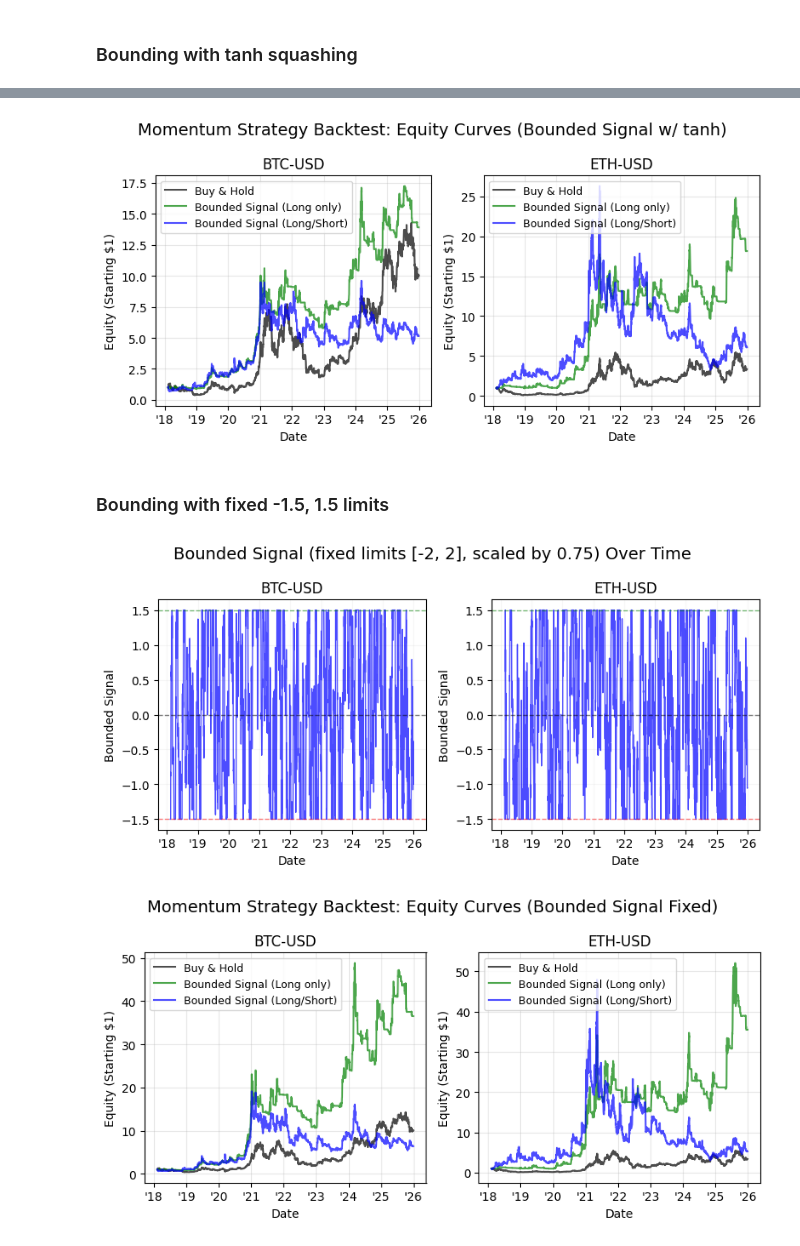
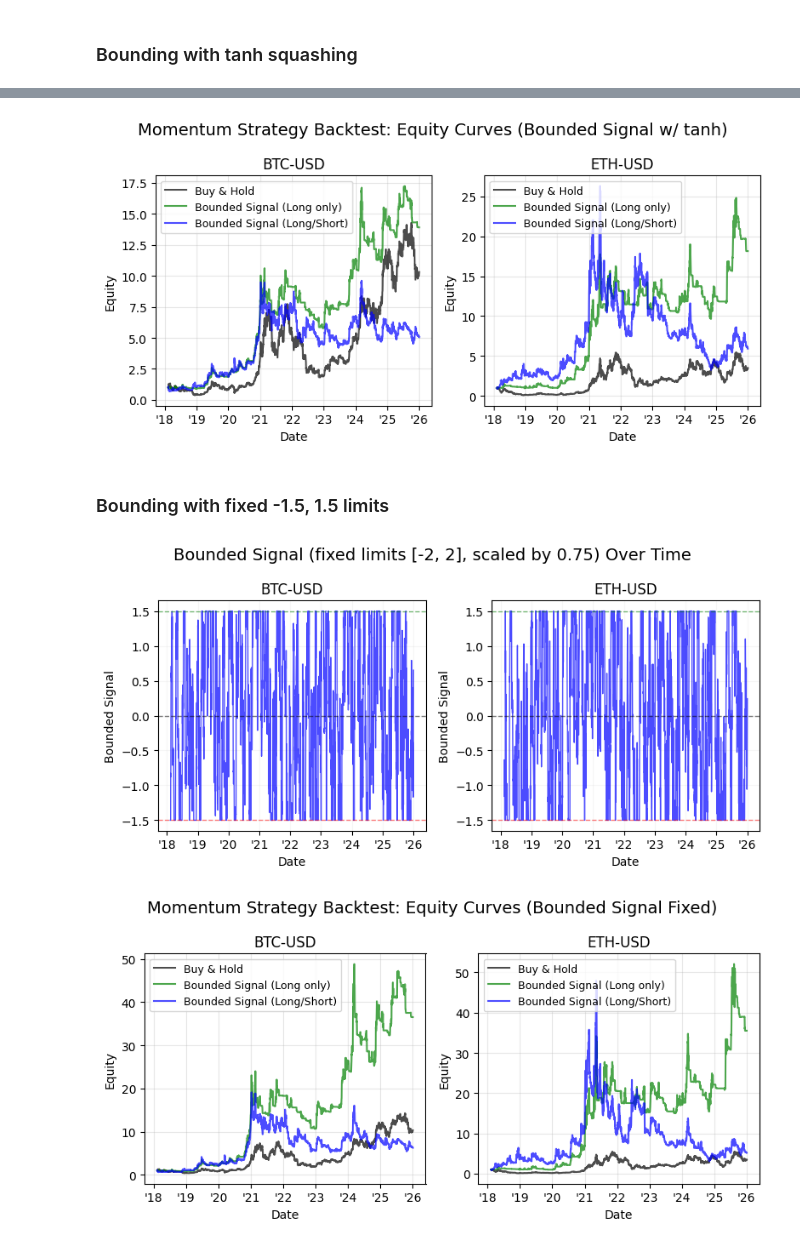
Before and after one commit to BlazOrsos/quant-journey, a Jupyter notebook: research/crypto_trend_effects/crypto_trend_effects.ipynb, the cells around one changed output, grey strips where cells are left out. Saved outputs shown, nothing was run; the diff lists cells and outputs as text; code cells hidden in the pictures.

```diff
--- a/research/crypto_trend_effects/crypto_trend_effects.ipynb
+++ b/research/crypto_trend_effects/crypto_trend_effects.ipynb
@@ -362,35 +362,35 @@ for idx, ticker in enumerate(TICKERS):
     # Benchmark: Buy and Hold
     df_bounded['benchmark_equity'] = (1 + df_bounded['next_day_returns']).cumprod()
 
     # Strategy: Bounded signal - long only (only take position when signal > 0)
     df_bounded['returns_k'] = df_bounded['next_day_returns'] * df_bounded['bounded_signal'].clip(lower=0)
     df_bounded['equity_k'] = (1 + df_bounded['returns_k']).cumprod()
 
     # Strategy: Bounded signal - long/short (use signal as weight)
     df_bounded['returns_bounded_ls'] = df_bounded['next_day_returns'] * df_bounded['bounded_signal']
     df_bounded['equity_bounded_ls'] = (1 + df_bounded['returns_bounded_ls']).cumprod()
 
     # Plot equity curves
     ax.plot(df_bounded.index, df_bounded['benchmark_equity'],
             label='Buy & Hold', color='black', linewidth=1.5, alpha=0.7)
     ax.plot(df_bounded.index, df_bounded['equity_k'],
             label='Bounded Signal (Long only)', color='green', linewidth=1.5, alpha=0.7)
     ax.plot(df_bounded.index, df_bounded['equity_bounded_ls'],
             label='Bounded Signal (Long/Short)', color='blue', linewidth=1.5, alpha=0.7)
 
     ax.set_xlabel('Date')
-    ax.set_ylabel('Equity (Starting $1)')
+    ax.set_ylabel('Equity')
     ax.set_title(f'{ticker}')
     ax.legend(loc='best', fontsize=9)
     ax.grid(True, alpha=0.3)
 
     # Format x-axis to show only last 2 digits of year
     ax.xaxis.set_major_formatter(plt.matplotlib.dates.DateFormatter("'%y"))
 
 plt.tight_layout()
 plt.show()
 # %% [output]
-[figure, old version]
+[figure, new version]
 # %% [markdown]
 ### Bounding with fixed -1.5, 1.5 limits
 # %%
@@ -427,7 +427,7 @@ for idx, ticker in enumerate(TICKERS):
 plt.tight_layout()
 plt.show()
 # %% [output]
-[figure, old version]
+[figure, new version]
 # %%
 # Backtest: Bounded Signal Strategy with fixed limits
 
@@ -449,8 +449,8 @@ for idx, ticker in enumerate(TICKERS):
     df_bounded_fixed['benchmark_equity'] = (1 + df_bounded_fixed['next_day_returns']).cumprod()
 
     # Strategy: Bounded signal - long only (only take position when signal > 0)
-    df_bounded_fixed['returns_k'] = df_bounded_fixed['next_day_returns'] * df_bounded_fixed['bounded_signal_fixed'].clip(lower=0)
-    df_bounded_fixed['equity_k'] = (1 + df_bounded_fixed['returns_k']).cumprod()
+    df_bounded_fixed['returns_bounded_l'] = df_bounded_fixed['next_day_returns'] * df_bounded_fixed['bounded_signal_fixed'].clip(lower=0)
+    df_bounded_fixed['equity_bounded_l'] = (1 + df_bounded_fixed['returns_bounded_l']).cumprod()
 
     # Strategy: Bounded signal - long/short (use signal as weight)
     df_bounded_fixed['returns_bounded_ls'] = df_bounded_fixed['next_day_returns'] * df_bounded_fixed['bounded_signal_fixed']
@@ -459,13 +459,13 @@ for idx, ticker in enumerate(TICKERS):
     # Plot equity curves
     ax.plot(df_bounded_fixed.index, df_bounded_fixed['benchmark_equity'],
             label='Buy & Hold', color='black', linewidth=1.5, alpha=0.7)
-    ax.plot(df_bounded_fixed.index, df_bounded_fixed['equity_k'],
+    ax.plot(df_bounded_fixed.index, df_bounded_fixed['equity_bounded_l'],
             label='Bounded Signal (Long only)', color='green', linewidth=1.5, alpha=0.7)
     ax.plot(df_bounded_fixed.index, df_bounded_fixed['equity_bounded_ls'],
             label='Bounded Signal (Long/Short)', color='blue', linewidth=1.5, alpha=0.7)
 
     ax.set_xlabel('Date')
-    ax.set_ylabel('Equity (Starting $1)')
+    ax.set_ylabel('Equity')
     ax.set_title(f'{ticker}')
     ax.legend(loc='best', fontsize=9)
     ax.grid(True, alpha=0.3)
@@ -476,4 +476,4 @@ for idx, ticker in enumerate(TICKERS):
 plt.tight_layout()
 plt.show()
 # %% [output]
-[figure, old version]
+[figure, new version]
```
Also changed, not shown: parts of 7 cells of this notebook.
